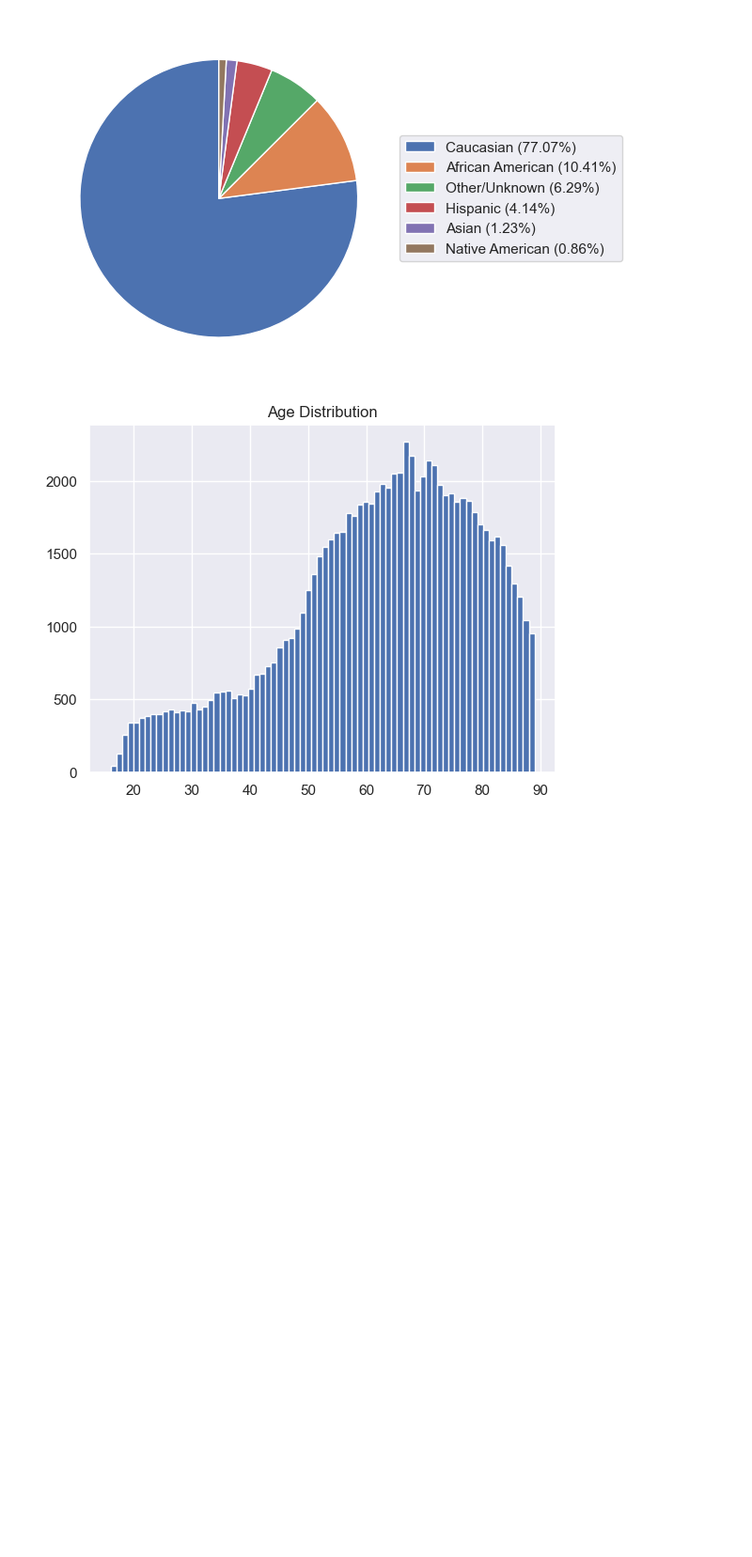
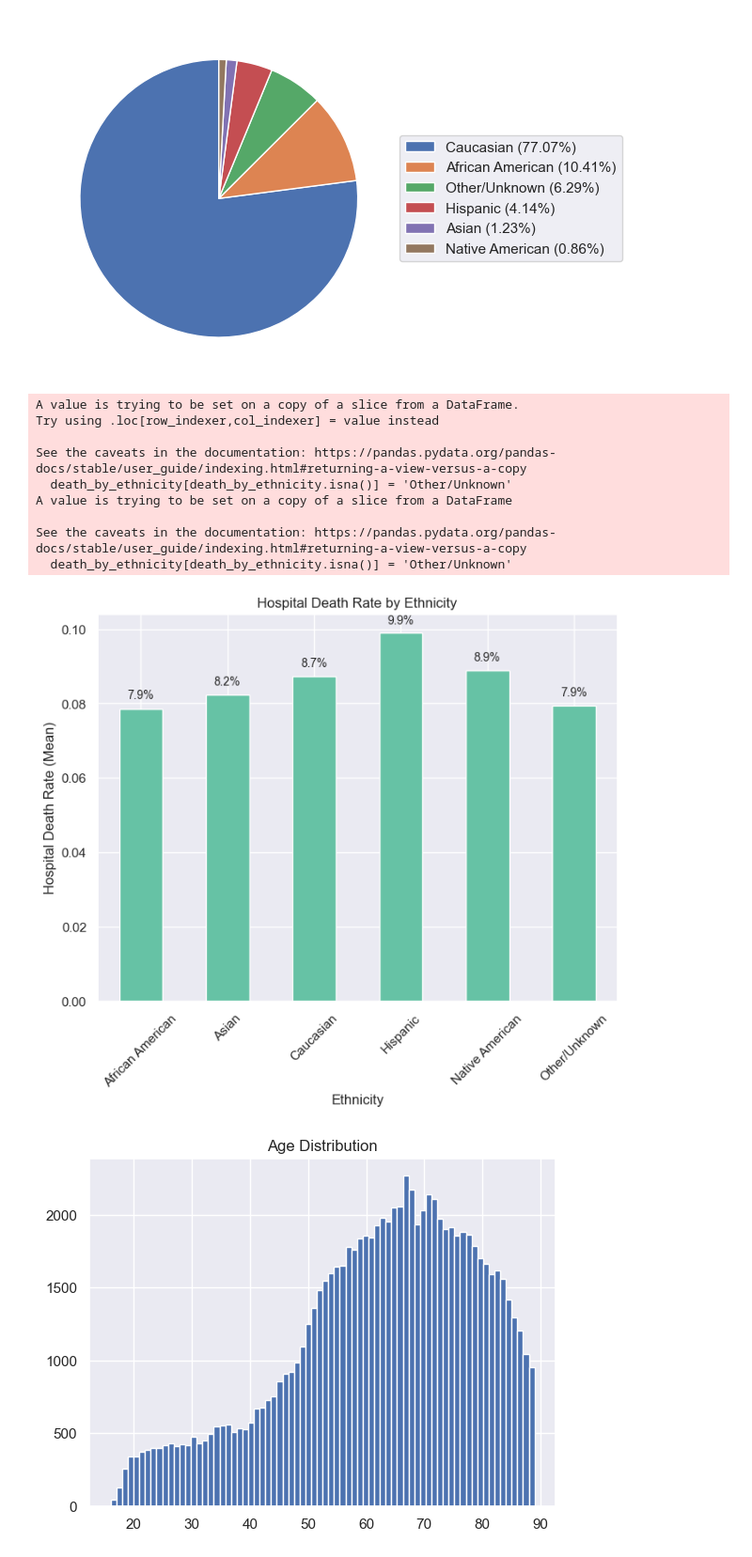
Before and after one commit to ShaniCohen/pred-ICU, a Jupyter notebook: eda.ipynb, the cells around one changed output. Shown: that part at 94% size. Drawn from its saved outputs; the diff is of its cells as text; code cells hidden in the pictures; blank space fills up the shorter version.

```diff
--- a/eda.ipynb
+++ b/eda.ipynb
@@ -199,6 +228,41 @@ A value is trying to be set on a copy of a slice from a DataFrame
 See the caveats in the documentation: https://pandas.pydata.org/pandas-docs/stable/user_guide/indexing.html#returning-a-view-versus-a-copy
   data_no_apache_filled_ethnicity_na_df[data_no_apache_filled_ethnicity_na_df.isna()] = 'Other/Unknown'
 [figure]
+# %%
+death_by_ethnicity = data_no_apache_df[['ethnicity', 'hospital_death']]
+death_by_ethnicity[death_by_ethnicity.isna()] = 'Other/Unknown'
+death_by_ethnicity = death_by_ethnicity.groupby('ethnicity')['hospital_death'].mean()
+
+# Calculate percentages
+total_count = data_no_apache_df['hospital_death'].count()
+percentages = death_by_ethnicity * 100
+
+plt.figure(figsize=(8, 6))
+ax = death_by_ethnicity.plot(kind='bar', colormap='Set2')
+
+# Access bars using ax.containers
+for bar, percentage in zip(ax.containers[0], percentages):  # Assumes bars are grouped in first container
+    height = bar.get_height()
+    y_pos = height - 0.02 * height # Adjust y position for visual clarity
+    plt.annotate(f"{percentage:.1f}%\n", (bar.get_x() + bar.get_width() / 2, y_pos),
+                 ha='center', va='bottom', fontsize=10)
+
+plt.xlabel('Ethnicity')
+plt.ylabel('Hospital Death Rate (Mean)')
+plt.title('Hospital Death Rate by Ethnicity')
+plt.xticks(rotation=45)
+plt.show()
+# %% [output]
+A value is trying to be set on a copy of a slice from a DataFrame.
+Try using .loc[row_indexer,col_indexer] = value instead
+
+See the caveats in the documentation: https://pandas.pydata.org/pandas-docs/stable/user_guide/indexing.html#returning-a-view-versus-a-copy
+  death_by_ethnicity[death_by_ethnicity.isna()] = 'Other/Unknown'
+A value is trying to be set on a copy of a slice from a DataFrame
+
+See the caveats in the documentation: https://pandas.pydata.org/pandas-docs/stable/user_guide/indexing.html#returning-a-view-versus-a-copy
+  death_by_ethnicity[death_by_ethnicity.isna()] = 'Other/Unknown'
+[figure, added]
 # %%
 age_df = data_no_apache_df['age']
 bins=74
```
Also changed, not shown: parts of 1 cell of this notebook.
